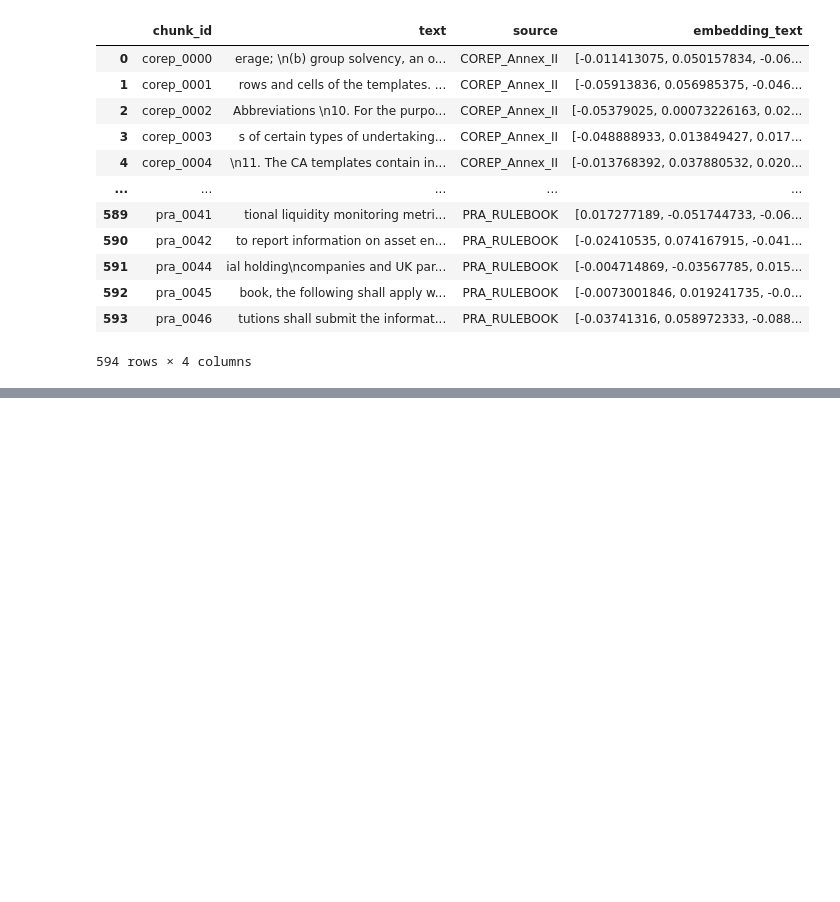
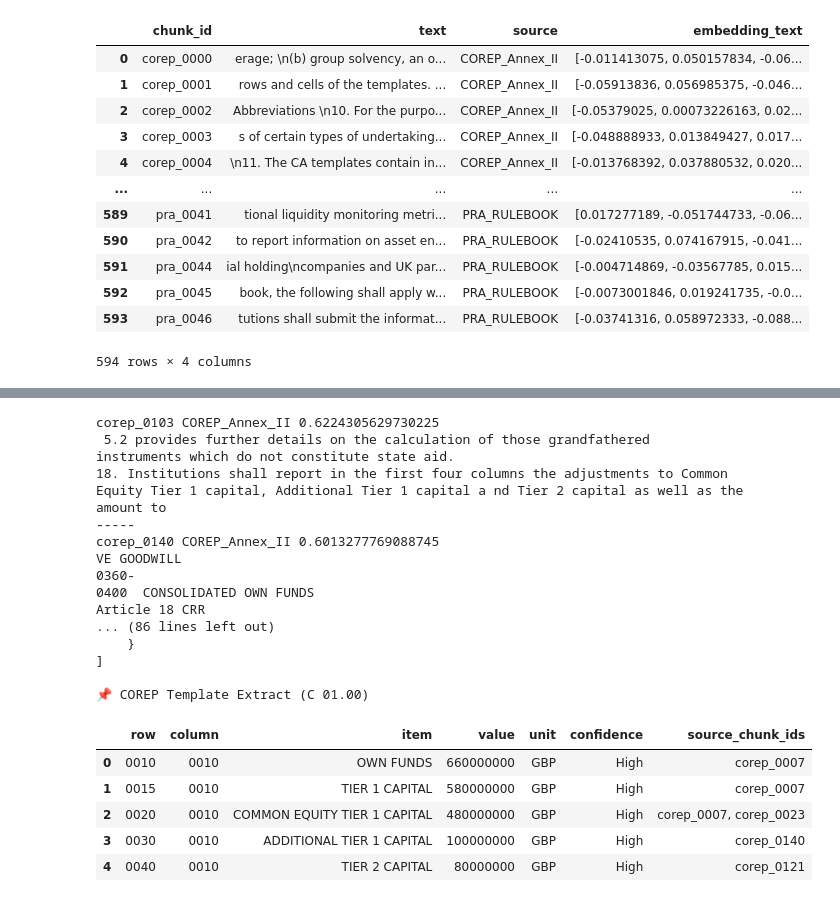
Before and after one commit to AnanyaChattarjee/COREP_own_funds_chatbot, a Jupyter notebook: src.ipynb, the cells around one changed output, grey strips where cells are left out. Saved outputs shown, nothing was run; the diff lists cells and outputs as text; code cells hidden in the pictures; blank space fills up the shorter version.

Commit message:
Input:
scenario + question

Output:

retrieved chunks + JSON + template extract + flags + audit log

```diff
--- a/src.ipynb
+++ b/src.ipynb
@@ -496,6 +829,0 @@ def validate_corep_output(result_json):
-# %%
-validation_flags = validate_corep_output(result_json)
-
-result_json["validation_flags"] = validation_flags
-
-print(result_json["validation_flags"])
@@ -528,13 +829,0 @@ SOURCE CHUNKS: ['corep_0004']
-# %%
-def attach_evidence(audit_log, retrieved_chunks):
-    chunk_map = {c["chunk_id"]: c["text"] for c in retrieved_chunks}
-
-    for entry in audit_log:
-        evidence = []
-        for cid in entry["source_chunk_ids"]:
-            if cid in chunk_map:
-                evidence.append(chunk_map[cid][:300])
-        entry["evidence_snippets"] = evidence
-
-    return audit_log
-result_json["audit_log"] = attach_evidence(result_json["audit_log"], retrieved)
@@ -560,0 +866,49 @@ print(json.dumps(result_json["audit_log"], indent=4))
+# %%
+scenario = """
+CET1 = 540 million GBP
+AT1 = 100 million GBP
+Tier 2 = 80 million GBP
+Intangible assets deduction = 40 million GBP
+Deferred tax assets deduction = 20 million GBP
+"""
+
+question = "How should Additional Tier 1 capital and Total Own Funds be reported in COREP template C 01.00?"
+
+query = f"Scenario:\n{scenario}\n\nQuestion:\n{question}"
+
+definition_print(query, model, index, metadata, top_k=5)
+
+output = corep_assistant(client, question, scenario, model, index, metadata, top_k=8)
+
+print(output["structured_json"]["validation_flags"])
+print_audit_log(output["audit_log"])
+print(json.dumps(output["audit_log"], indent=4))
+result_json = output["structured_json"]
+
+corep_df = json_to_corep_table(result_json)
+
+print_corep_template(corep_df)
+# %% [output]
+corep_0103 COREP_Annex_II 0.6224305629730225
+ 5.2 provides further details on the calculation of those grandfathered
+instruments which do not constitute state aid.
+18. Institutions shall report in the first four columns the adjustments to Common
+Equity Tier 1 capital, Additional Tier 1 capital a nd Tier 2 capital as well as the
+amount to
+-----
+corep_0140 COREP_Annex_II 0.6013277769088745
+VE GOODWILL
+0360-
+0400  CONSOLIDATED OWN FUNDS
+Article 18 CRR
+... (86 lines left out)
+    }
+]
+
+📌 COREP Template Extract (C 01.00)
+|  | row | column | item | value | unit | confidence | source_chunk_ids |
+| 0 | 0010 | 0010 | OWN FUNDS | 660000000 | GBP | High | corep_0007 |
+| 1 | 0015 | 0010 | TIER 1 CAPITAL | 580000000 | GBP | High | corep_0007 |
+| 2 | 0020 | 0010 | COMMON EQUITY TIER 1 CAPITAL | 480000000 | GBP | High | corep_0007, corep_0023 |
+| 3 | 0030 | 0010 | ADDITIONAL TIER 1 CAPITAL | 100000000 | GBP | High | corep_0140 |
+| 4 | 0040 | 0010 | TIER 2 CAPITAL | 80000000 | GBP | High | corep_0121 |
```
Also changed, not shown: parts of 10 cells of this notebook, 2 other files.
